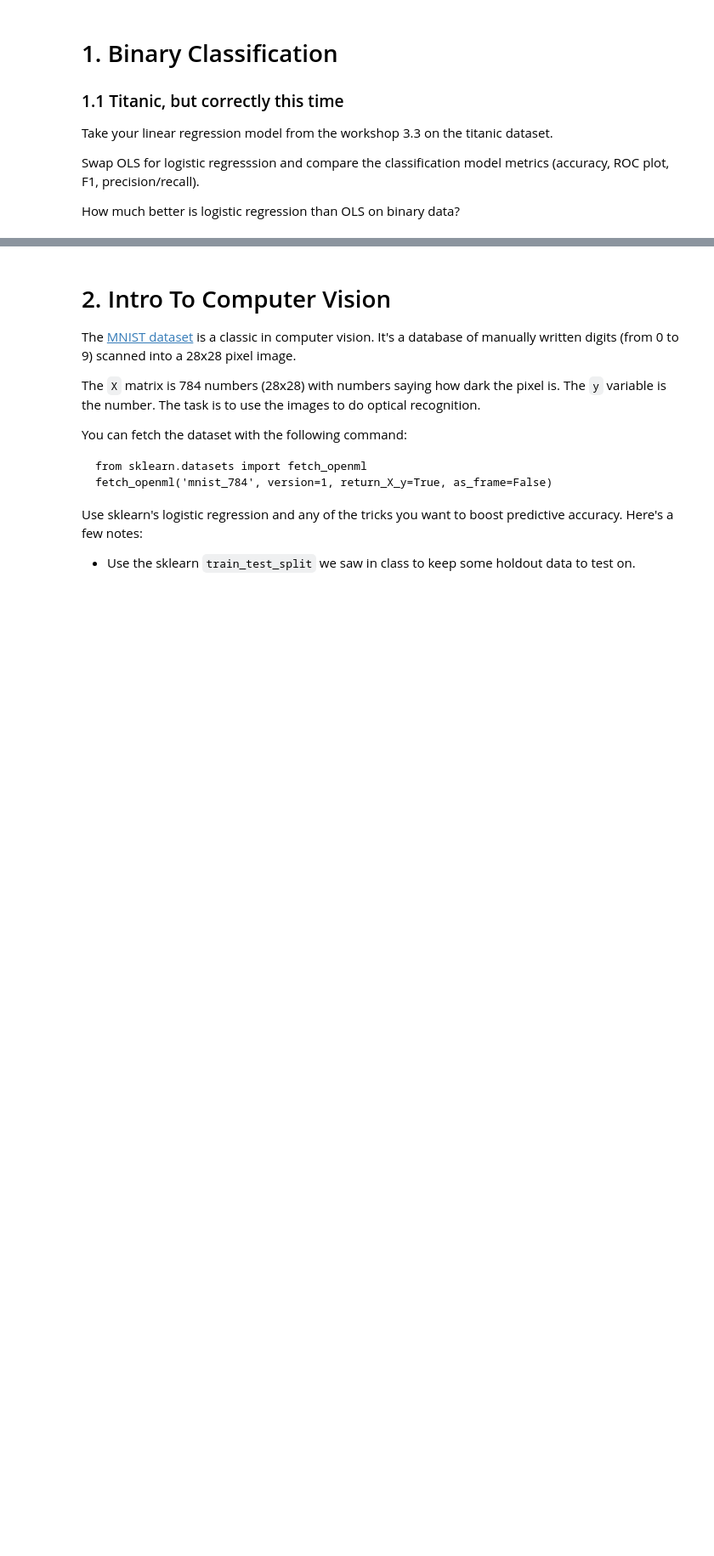
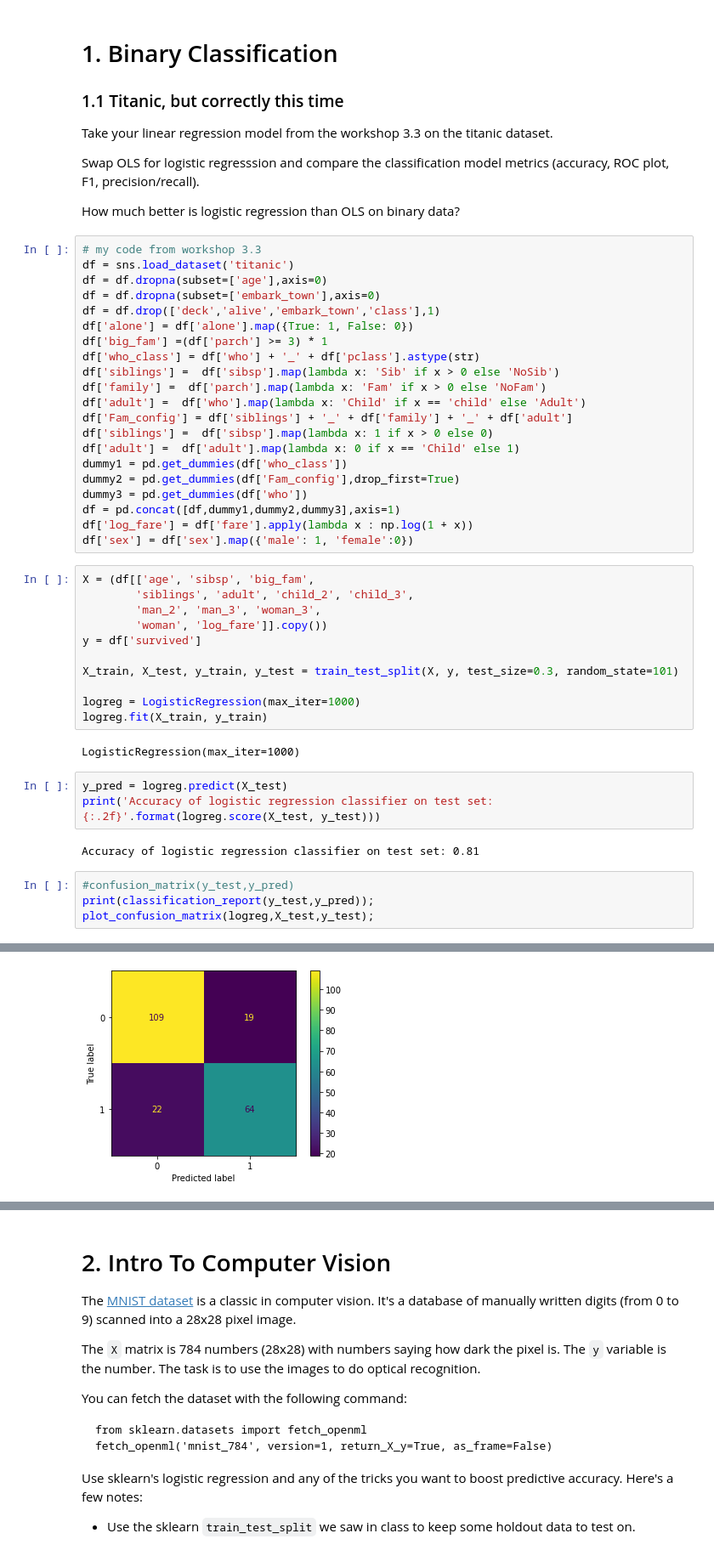
Before and after one commit to cb-ds-1/3-7-glm, a Jupyter notebook: workshop.ipynb, the cells around one changed output, grey strips where cells are left out. Shown at 85% size. Saved outputs shown, nothing was run; the diff lists cells and outputs as text; blank space fills up the shorter version.

```diff
--- a/workshop.ipynb
+++ b/workshop.ipynb
@@ -8,3 +21,47 @@ Take your linear regression model from the workshop 3.3 on the titanic dataset.
 Swap OLS for logistic regresssion and compare the classification model metrics (accuracy, ROC plot, F1, precision/recall).
 
 How much better is logistic regression than OLS on binary data?
+# %%
+# my code from workshop 3.3
+df = sns.load_dataset('titanic')
+df = df.dropna(subset=['age'],axis=0)
+df = df.dropna(subset=['embark_town'],axis=0)
+df = df.drop(['deck','alive','embark_town','class'],1)
+df['alone'] = df['alone'].map({True: 1, False: 0})
+df['big_fam'] =(df['parch'] >= 3) * 1
+df['who_class'] = df['who'] + '_' + df['pclass'].astype(str)
+df['siblings'] =  df['sibsp'].map(lambda x: 'Sib' if x > 0 else 'NoSib')
+df['family'] =  df['parch'].map(lambda x: 'Fam' if x > 0 else 'NoFam')
+df['adult'] =  df['who'].map(lambda x: 'Child' if x == 'child' else 'Adult')
+df['Fam_config'] = df['siblings'] + '_' + df['family'] + '_' + df['adult']
+df['siblings'] =  df['sibsp'].map(lambda x: 1 if x > 0 else 0)
+df['adult'] =  df['adult'].map(lambda x: 0 if x == 'Child' else 1)
+dummy1 = pd.get_dummies(df['who_class'])
+dummy2 = pd.get_dummies(df['Fam_config'],drop_first=True)
+dummy3 = pd.get_dummies(df['who'])
+df = pd.concat([df,dummy1,dummy2,dummy3],axis=1)
+df['log_fare'] = df['fare'].apply(lambda x : np.log(1 + x))
+df['sex'] = df['sex'].map({'male': 1, 'female':0})
+# %%
+X = (df[['age', 'sibsp', 'big_fam',
+        'siblings', 'adult', 'child_2', 'child_3',
+        'man_2', 'man_3', 'woman_3',
+        'woman', 'log_fare']].copy())
+y = df['survived']
+
+X_train, X_test, y_train, y_test = train_test_split(X, y, test_size=0.3, random_state=101)
+
+logreg = LogisticRegression(max_iter=1000)
+logreg.fit(X_train, y_train)
+# %% [output]
+LogisticRegression(max_iter=1000)
+# %%
+y_pred = logreg.predict(X_test)
+print('Accuracy of logistic regression classifier on test set: {:.2f}'.format(logreg.score(X_test, y_test)))
+# %% [output]
+Accuracy of logistic regression classifier on test set: 0.81
+# %%
+#confusion_matrix(y_test,y_pred)
+print(classification_report(y_test,y_pred));
+plot_confusion_matrix(logreg,X_test,y_test);
+# %% [output]
@@ -10,0 +76 @@ How much better is logistic regression than OLS on binary data?
+[figure, added]
```
Also changed, not shown: parts of 56 cells of this notebook, 1 other file.
